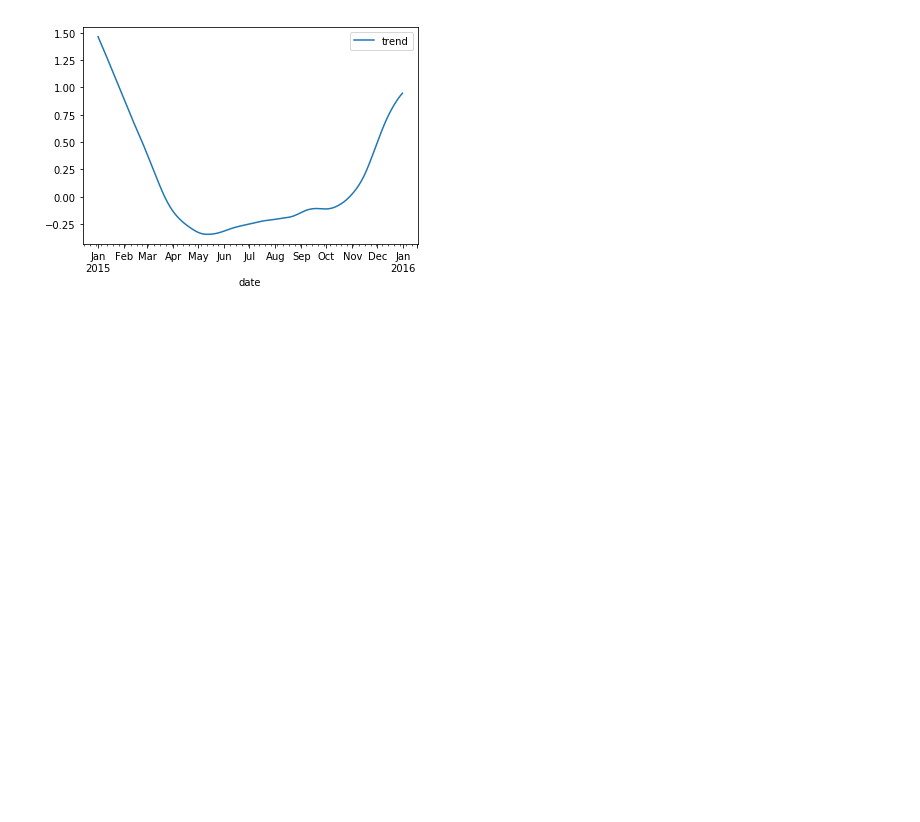
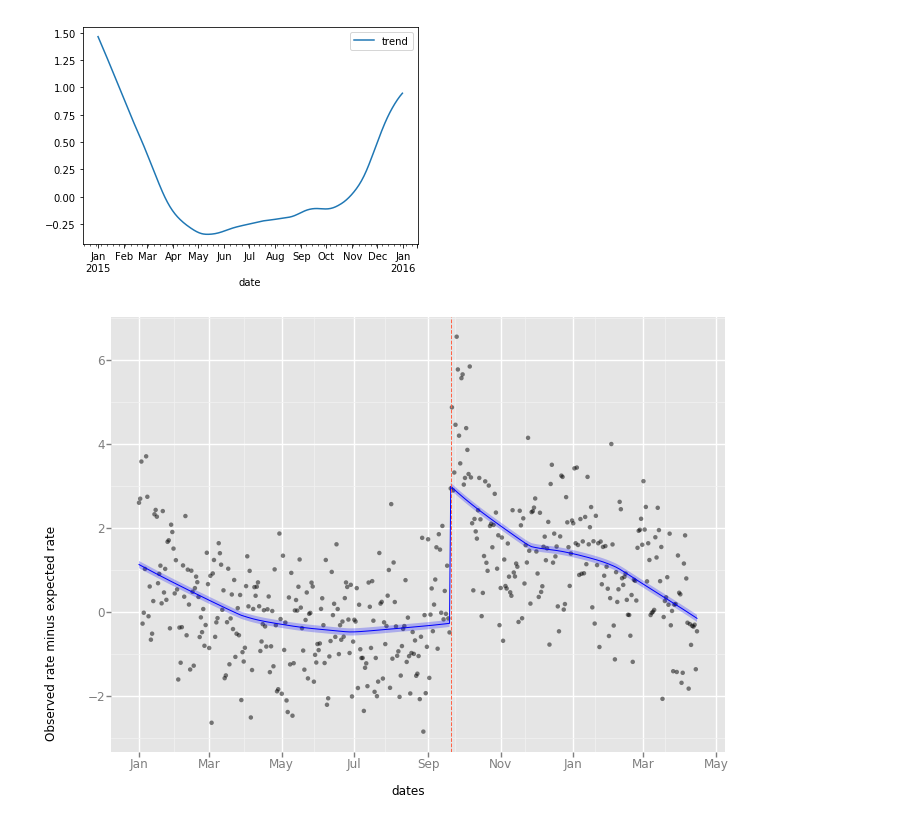
Before and after one commit to Angelsan720/datascience_jan19, a Jupyter notebook: project1/main.ipynb, the cells around one changed output. Cells and saved outputs as stored; diff of their text form; code cells hidden in the pictures; blank space fills up the shorter version.

```diff
--- a/project1/main.ipynb
+++ b/project1/main.ipynb
@@ -406,35 +407,41 @@ ann_trend.plot()
 # %%
 #Create scatter plot of Dates vs Deaths from January, 1, 2017-May, 30, 2018
 #data for observations with more than zero(0) deaths
-from pandas.stats.api import ols
+from scipy import stats
 
 mu = ann_trend["trend"].mean()
 sigma = ann_trend["trend"].var()
 
 df["annual_rate"] = np.random.normal(mu, sigma, len(df['day_rate']))
 tempFrame = df['day_rate']-df["year_rate"]-df["annual_rate"]
 
 diff = pd.DataFrame({"rate": tempFrame.values, "dates": tempFrame.index})
 
 before = diff.loc[diff['dates'] >= pd.Timestamp(2017, 1, 1)]
 before = before.loc[before['dates'] < pd.Timestamp(2017,9,20)]
 
 after = diff.loc[diff['dates'] >= pd.Timestamp(2017,9,20)]
 after = after.loc[after['dates'] <= pd.Timestamp(2018,4,15)]
-lowess = sm.nonparametric.lowess
 
 before_smooth = lowess(before.rate,before.dates, frac=2/3, it=2, return_sorted=False)
 after_smooth = lowess(after.rate,after.dates, frac=2/3, it=2, return_sorted=False)
 
-data = diff.loc[diff['dates'] >= pd.Timestamp(2017, 1, 1)]
+data = diff.loc[diff['dates'] >= pd.Timestamp(2017,1,1)]
 data = data.loc[data['dates'] <= pd.Timestamp(2018,4,15)]
 
-linmodel = ols(y = before_smooth, x = after_smooth)
-se_smooth =
+smooth = np.concatenate((before_smooth , after_smooth))
+data["smooth"] = smooth
+
+data["se_smooth"] = stats.sem(smooth)
 
 
-g = ggplot(aes(x = 'dates', y = 'rate'), data = diff)
-g +=  geom_point(alpha=0.5)
-smooth = np.concatenate((before_smooth , after_smooth))
-g += geom_ribbon(aes('date', ymin = smooth - 1.96*se_smooth, ymax = smooth + 1.96*se_smooth), fill="blue", alpha = 0.25)
+g  = ggplot(aes(x = 'dates', y = 'rate',ymin='smooth - 1.96*se_smooth', ymax='smooth + 1.96*se_smooth'), data = data)
+g += geom_point(alpha=0.5)
+g += geom_line(aes('dates', 'smooth'), color = "blue")
+g += ylab("Observed rate minus expected rate")
+g += geom_vline(x = [pd.to_datetime(datetime.date(2017,9,20))], linetype = "dashed", color = "tomato", size = 1)
+g += geom_ribbon(fill="blue", alpha = 0.25)
+g += scale_x_date(labels = "%b", date_breaks = "1 months", date_minor_breaks = "1 months")
+g
 # %% [output]
+[figure, added]
```
Also changed, not shown: parts of 6 cells of this notebook.
